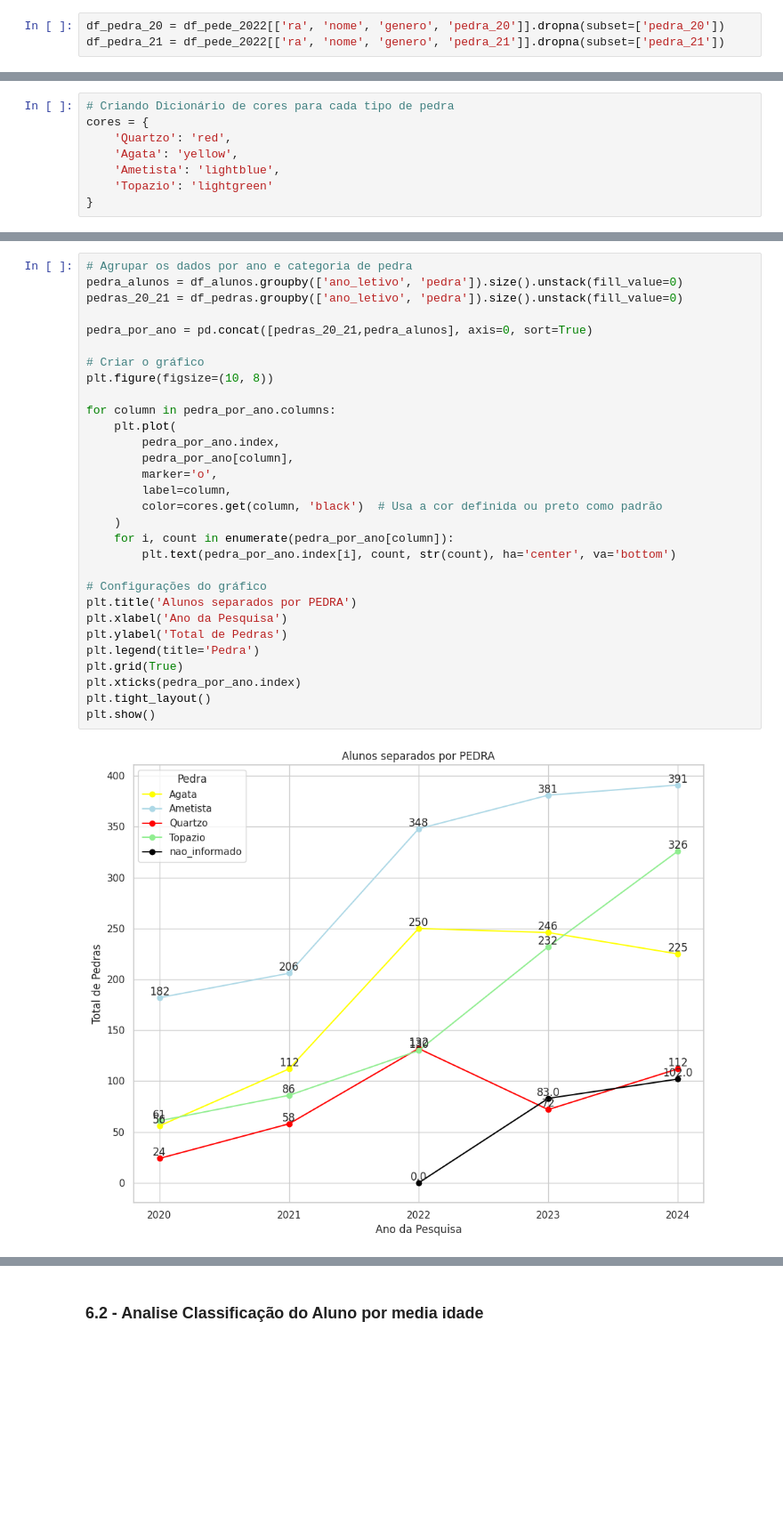
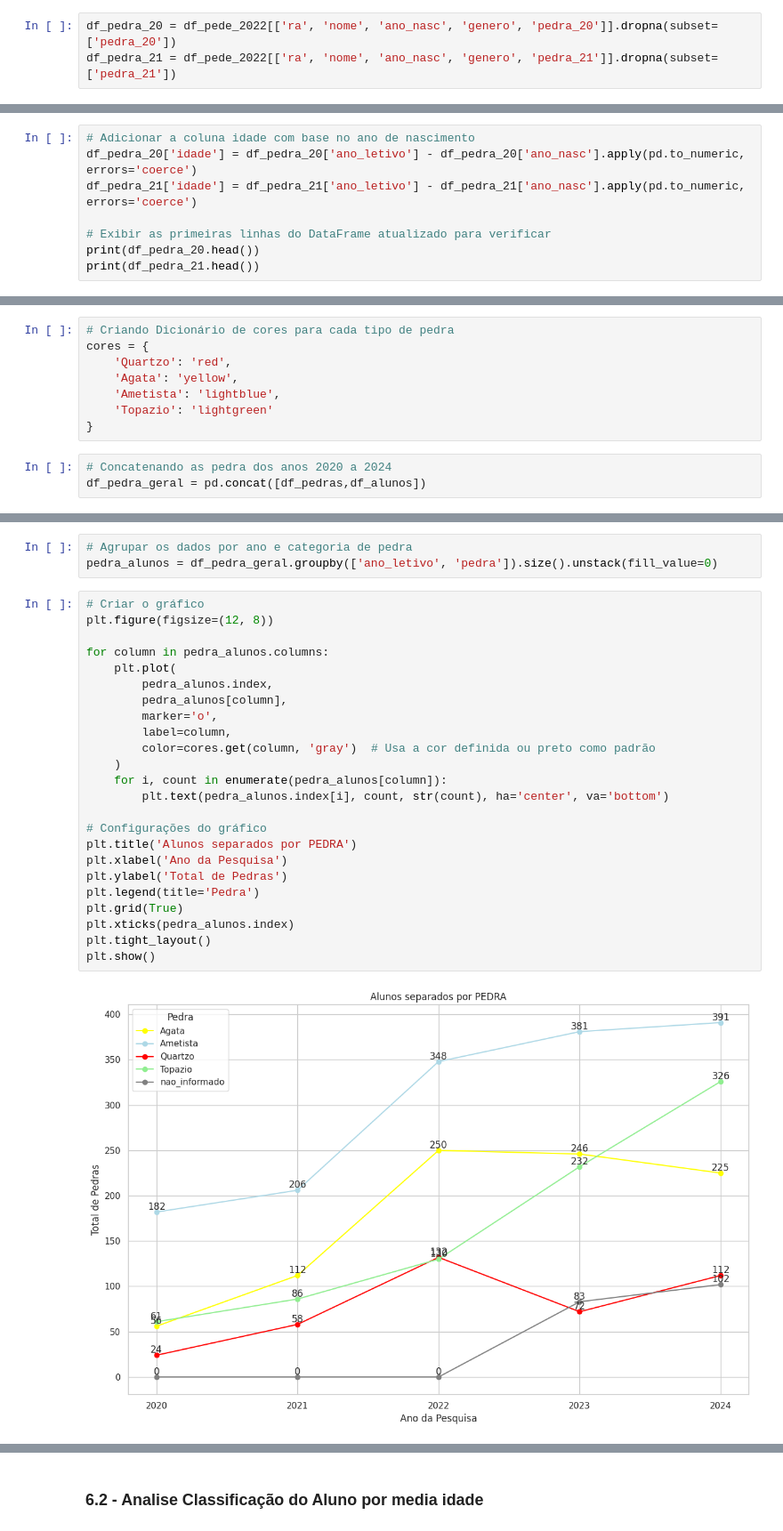
Before and after one commit to r-zambotti/Data_Analytics_Datathon_Grupo-60, a Jupyter notebook: Data_Analytics_Datathon_Grupo_60.ipynb, the cells around one changed output, grey strips where cells are left out. Shown at 89% size. Saved outputs shown, nothing was run; the diff lists cells and outputs as text; blank space fills up the shorter version.

```diff
--- a/Data_Analytics_Datathon_Grupo_60.ipynb
+++ b/Data_Analytics_Datathon_Grupo_60.ipynb
@@ -213,6 +197,14 @@ df_pede_2020
 # %%
-df_pedra_20 = df_pede_2022[['ra', 'nome', 'genero', 'pedra_20']].dropna(subset=['pedra_20'])
-df_pedra_21 = df_pede_2022[['ra', 'nome', 'genero', 'pedra_21']].dropna(subset=['pedra_21'])
+df_pedra_20 = df_pede_2022[['ra', 'nome', 'ano_nasc', 'genero', 'pedra_20']].dropna(subset=['pedra_20'])
+df_pedra_21 = df_pede_2022[['ra', 'nome', 'ano_nasc', 'genero', 'pedra_21']].dropna(subset=['pedra_21'])
 # %%
 df_pedra_20.insert(loc=0, column='ano_letivo', value=2020)
 df_pedra_21.insert(loc=0, column='ano_letivo', value=2021)
+# %%
+# Adicionar a coluna idade com base no ano de nascimento
+df_pedra_20['idade'] = df_pedra_20['ano_letivo'] - df_pedra_20['ano_nasc'].apply(pd.to_numeric, errors='coerce')
+df_pedra_21['idade'] = df_pedra_21['ano_letivo'] - df_pedra_21['ano_nasc'].apply(pd.to_numeric, errors='coerce')
+
+# Exibir as primeiras linhas do DataFrame atualizado para verificar
+print(df_pedra_20.head())
+print(df_pedra_21.head())
@@ -574,3 +595,6 @@ cores = {
     'Ametista': 'lightblue',
     'Topazio': 'lightgreen'
 }
+# %%
+# Concatenando as pedra dos anos 2020 a 2024
+df_pedra_geral = pd.concat([df_pedras,df_alunos])
@@ -577,34 +617,31 @@ cores = {
+# %%
+# Agrupar os dados por ano e categoria de pedra
+pedra_alunos = df_pedra_geral.groupby(['ano_letivo', 'pedra']).size().unstack(fill_value=0)
 # %%
-# Agrupar os dados por ano e categoria de pedra
-pedra_alunos = df_alunos.groupby(['ano_letivo', 'pedra']).size().unstack(fill_value=0)
-pedras_20_21 = df_pedras.groupby(['ano_letivo', 'pedra']).size().unstack(fill_value=0)
+# Criar o gráfico
+plt.figure(figsize=(12, 8))
 
-pedra_por_ano = pd.concat([pedras_20_21,pedra_alunos], axis=0, sort=True)
-
-# Criar o gráfico
-plt.figure(figsize=(10, 8))
-
-for column in pedra_por_ano.columns:
+for column in pedra_alunos.columns:
     plt.plot(
-        pedra_por_ano.index,
-        pedra_por_ano[column],
+        pedra_alunos.index,
+        pedra_alunos[column],
         marker='o',
         label=column,
-        color=cores.get(column, 'black')  # Usa a cor definida ou preto como padrão
+        color=cores.get(column, 'gray')  # Usa a cor definida ou preto como padrão
     )
-    for i, count in enumerate(pedra_por_ano[column]):
-        plt.text(pedra_por_ano.index[i], count, str(count), ha='center', va='bottom')
+    for i, count in enumerate(pedra_alunos[column]):
+        plt.text(pedra_alunos.index[i], count, str(count), ha='center', va='bottom')
 
 # Configurações do gráfico
 plt.title('Alunos separados por PEDRA')
 plt.xlabel('Ano da Pesquisa')
 plt.ylabel('Total de Pedras')
 plt.legend(title='Pedra')
 plt.grid(True)
-plt.xticks(pedra_por_ano.index)
+plt.xticks(pedra_alunos.index)
 plt.tight_layout()
 plt.show()
 # %% [output]
-[figure, old version]
+[figure, new version]
 # %%
 # Filtrando os dados
```
Also changed, not shown: parts of 10 cells of this notebook.
